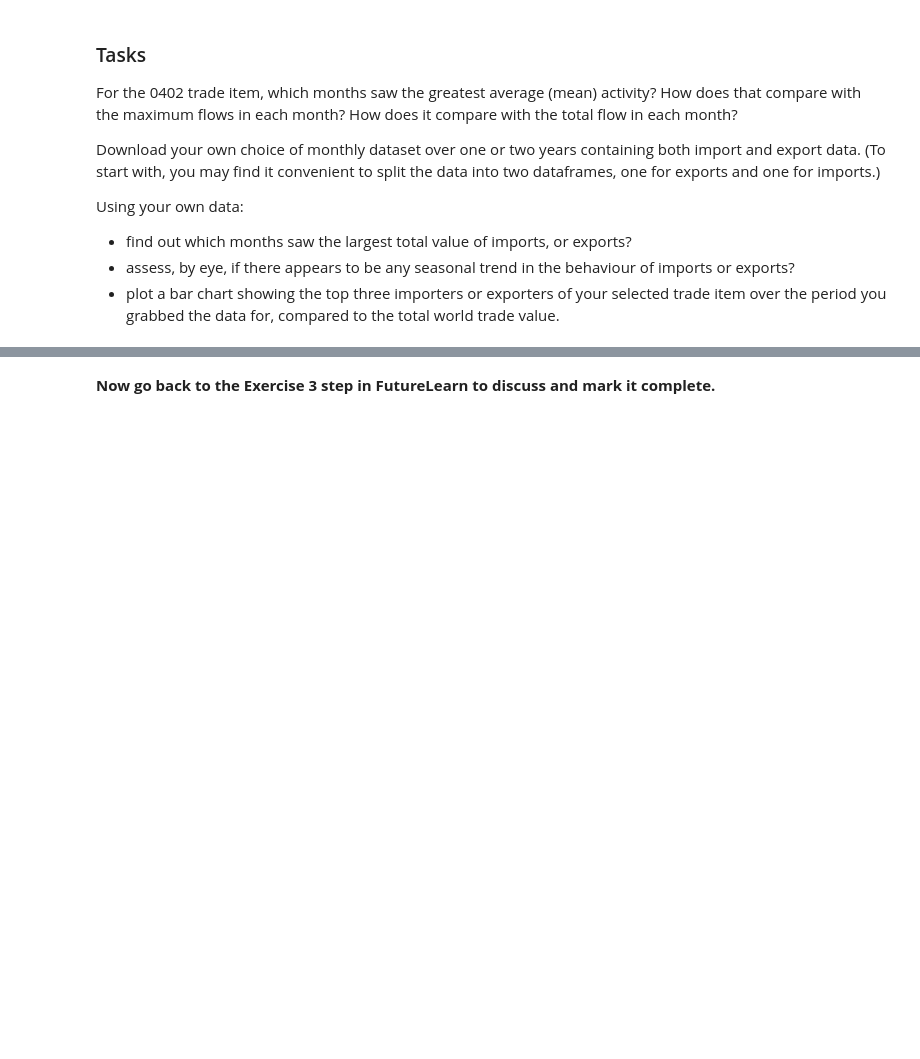
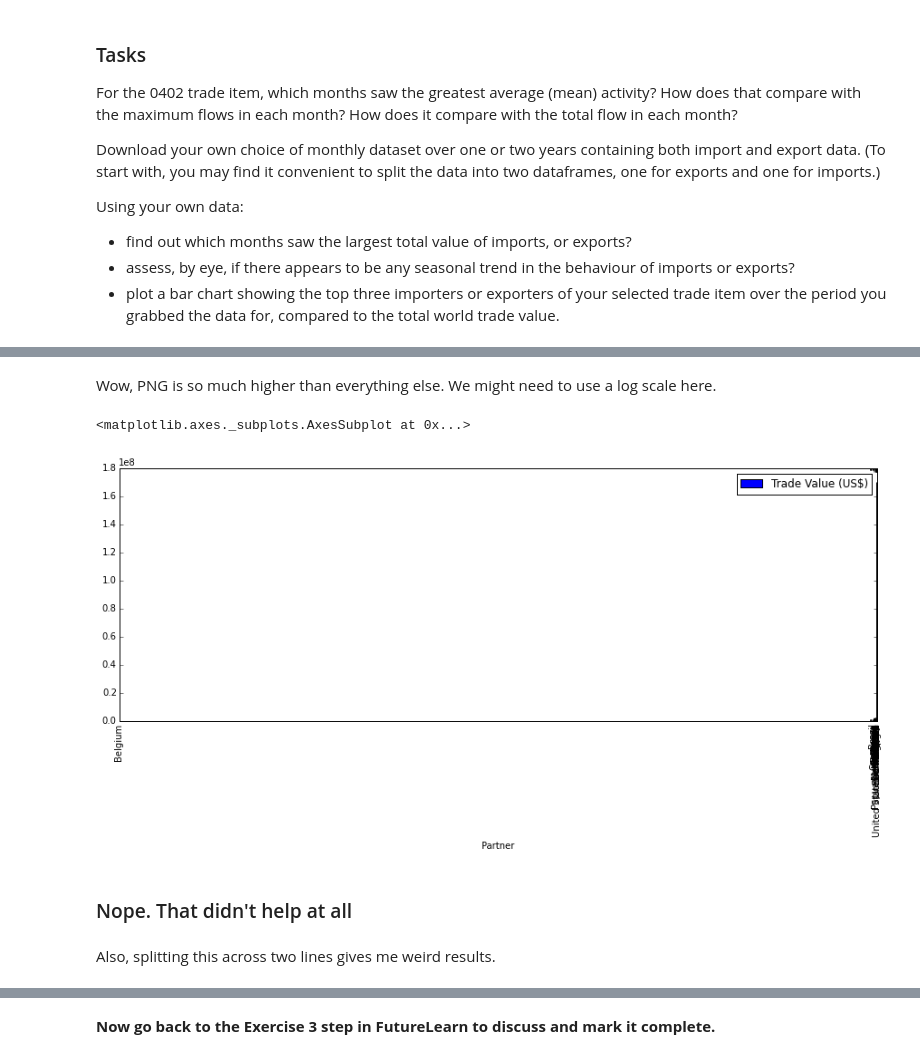
Before and after one commit to mrchrisadams/future-learn-learn-to-code, a Jupyter notebook: Week 4_exercise_notebook-copy.ipynb, the cells around one changed output, grey strips where cells are left out. Cells and saved outputs as stored; diff of their text form; code cells hidden in the pictures; blank space fills up the shorter version.

```diff
--- a/Week 4_exercise_notebook-copy.ipynb
+++ b/Week 4_exercise_notebook-copy.ipynb
@@ -388,0 +558,11 @@ Using your own data:
+# %% [markdown]
+Wow, PNG is so much higher than everything else. We might need to use a log scale here.
+# %%
+acpoi.groupby("Partner").aggregate(sum).plot(kind='bar', figsize=(15,5), logx=True)
+# %% [output]
+<matplotlib.axes._subplots.AxesSubplot at 0x...>
+[figure, added]
+# %% [markdown]
+### Nope. That didn't help at all
+# %% [markdown]
+Also, splitting this across two lines gives me weird results.
```
Also changed, not shown: parts of 47 cells of this notebook.
